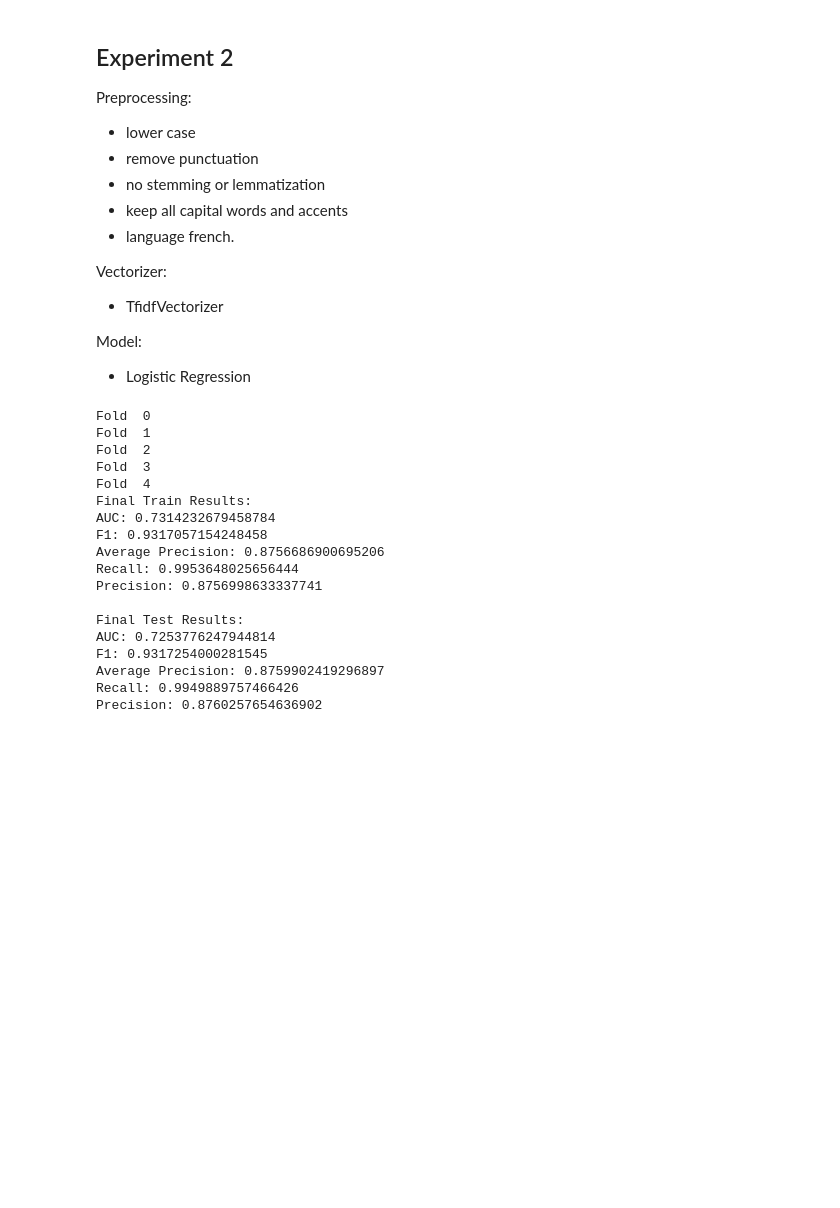
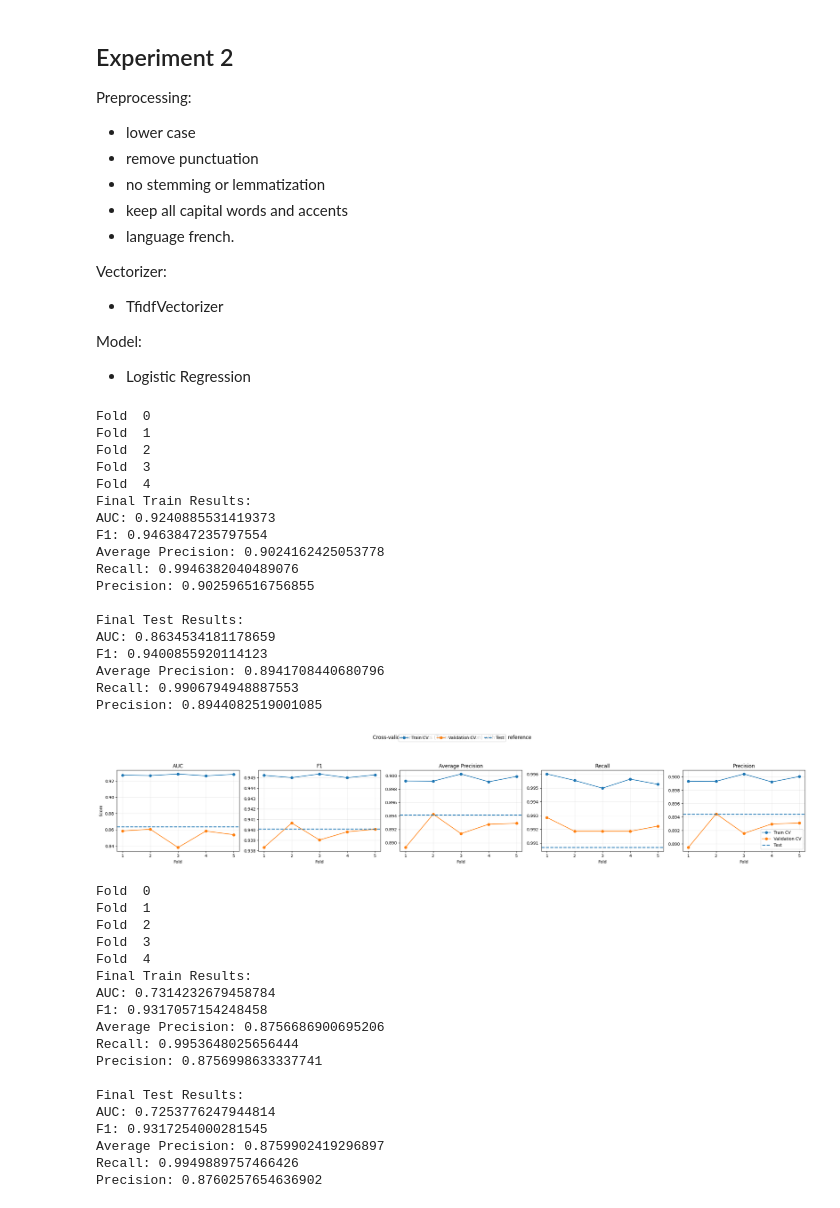
Before and after one commit to alan-man/tal-projet, a Jupyter notebook: speakers.ipynb, the cells around one changed output. Drawn from its saved outputs; the diff is of its cells as text; code cells hidden in the pictures; blank space fills up the shorter version.

Commit message:
pre_test ipynb, modified preprocess class, speakers ipynb

```diff
--- a/speakers.ipynb
+++ b/speakers.ipynb
@@ -104,7 +104,7 @@ def vectorize_txts(txts,vectorizer):
 # %%
 # building vectorizer on the train set
 
-vectoriser = build_vectorizer(name="count", stop_words=final_stopwords_list, max_features=None, preprocessor=prep)
+vectoriser = build_vectorizer(name="count", stop_words=final_stopwords_list, max_features=10000, preprocessor=prep)
 
 # train on the sub train
 vectorised_train_sub = vectoriser.fit_transform(X_train_sub)
@@ -420,6 +420,36 @@ Vectorizer:
 
 Model:
 - Logistic Regression
+# %%
+cv_train(LogisticRegression,
+    {"solver": "lbfgs", "max_iter": 1000},
+    {"name":"tfidf", "stop_words":final_stopwords_list, "max_features":10000, "preprocessor":prep},
+    X_train,
+    y_train,
+    X_test,
+    y_test,
+    cv=5,
+    test_size=0.2)
+# %% [output]
+Fold  0
+Fold  1
+Fold  2
+Fold  3
+Fold  4
+Final Train Results:
+AUC: 0.9240885531419373
+F1: 0.9463847235797554
+Average Precision: 0.9024162425053778
+Recall: 0.9946382040489076
+Precision: 0.902596516756855
+
+Final Test Results:
+AUC: 0.8634534181178659
+F1: 0.9400855920114123
+Average Precision: 0.8941708440680796
+Recall: 0.9906794948887553
+Precision: 0.8944082519001085
+[figure, added]
 # %%
 cv_train(LogisticRegression,
     {"solver": "lbfgs", "max_iter": 1000},
```
Also changed, not shown: parts of 15 cells of this notebook, 3 other files.
